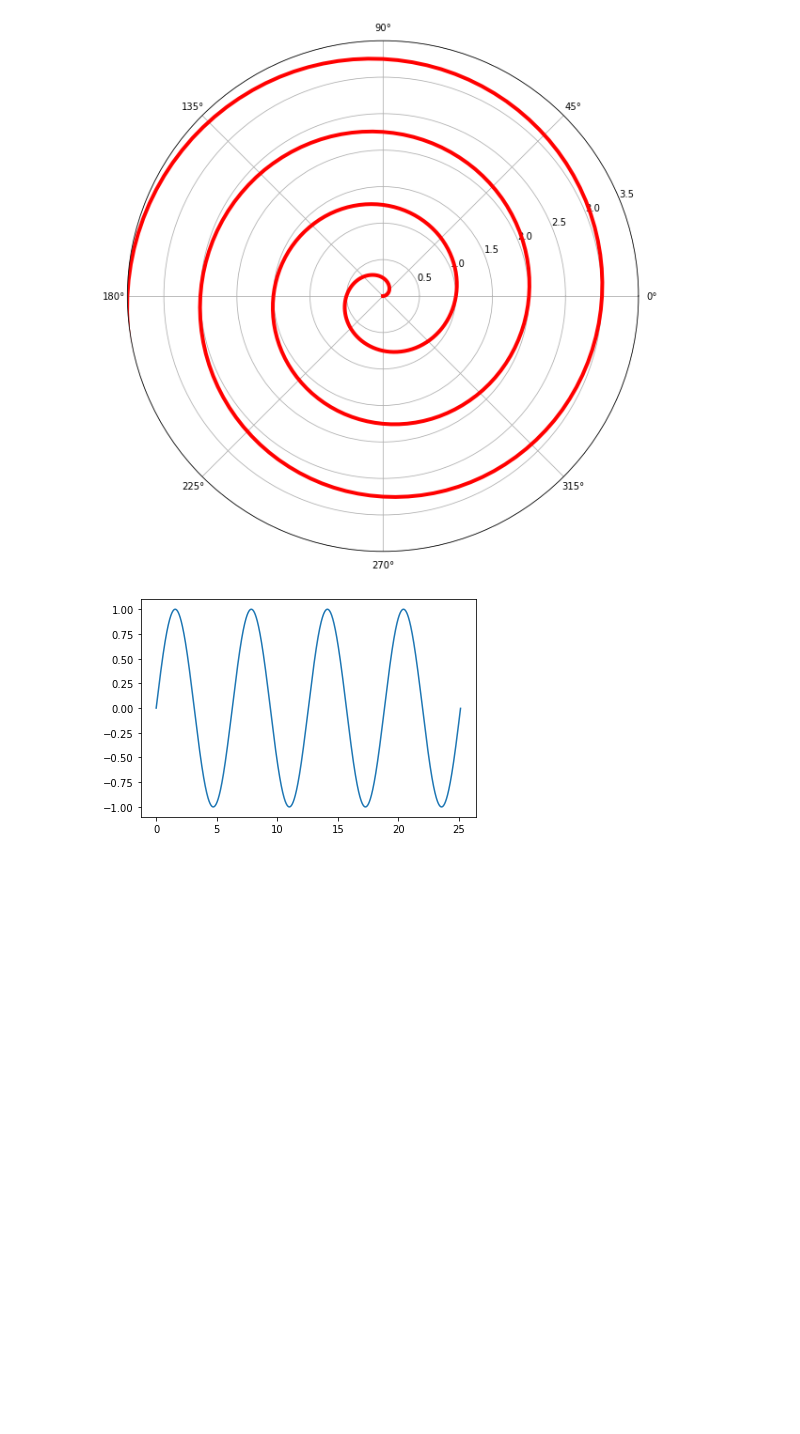
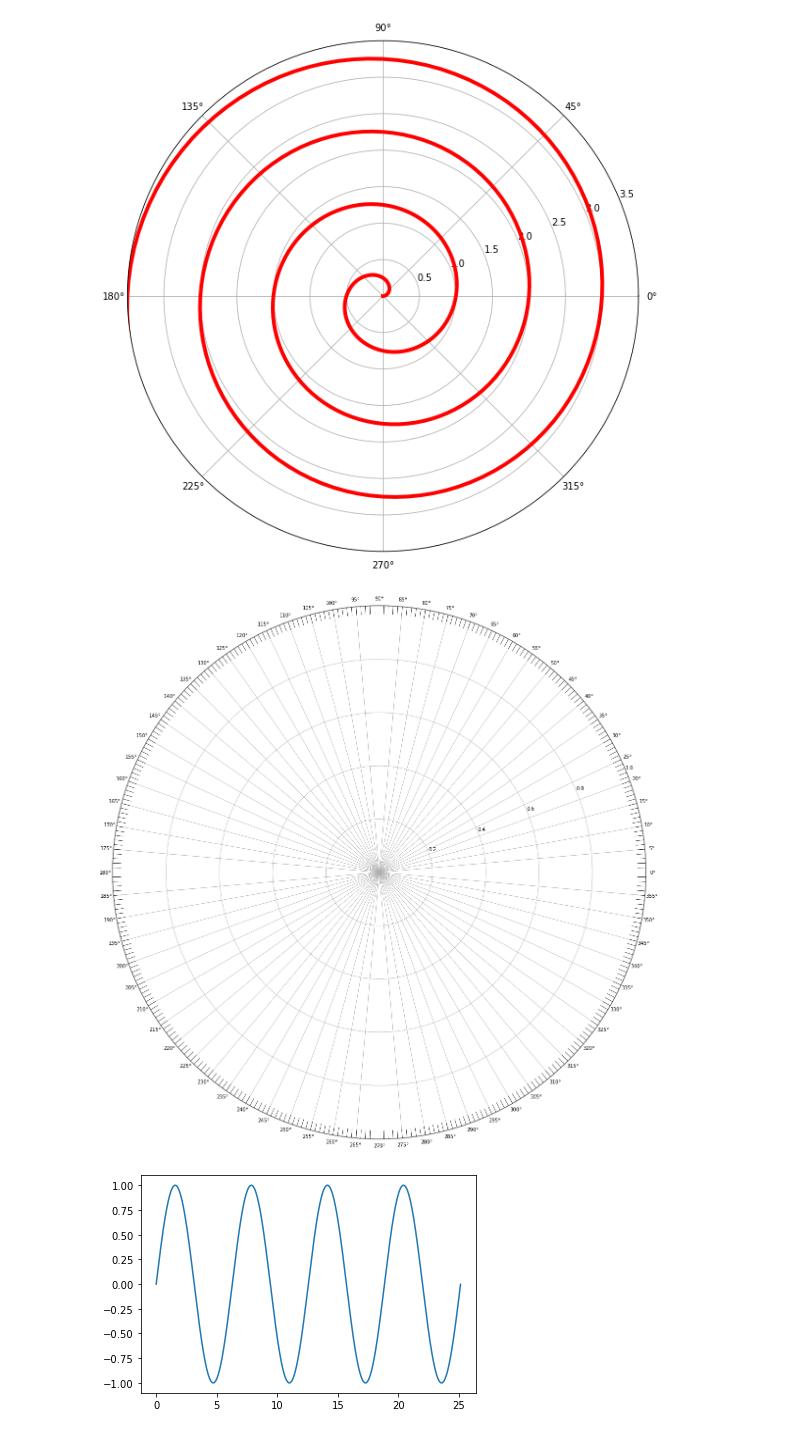
Before and after one commit to SebNik/School-Stuff, a Jupyter notebook: Math_Polar_Coordinates.ipynb, the cells around one changed output. Cells and saved outputs as stored; diff of their text form; code cells hidden in the pictures; blank space fills up the shorter version.

```diff
--- a/Math_Polar_Coordinates.ipynb
+++ b/Math_Polar_Coordinates.ipynb
@@ -111,6 +111,19 @@ ax.set_rmax(3.5)
 plt.show()
 # %% [output]
 [figure]
+# %%
+fig, ax = plt.subplots(subplot_kw={'projection': 'polar'}, figsize=(20,20))
+ax.set_rmax(1)
+ax.set_xticks(np.arange(0,2.0*np.pi,np.pi/36))
+
+tick = [ax.get_rmax(),ax.get_rmax()*0.97]
+for t  in np.deg2rad(np.arange(0,360,1)):
+    ax.plot([t,t], tick, lw=0.72, color="k")
+
+
+plt.show()
+# %% [output]
+[figure, added]
 # %%
 a = np.arange(0,np.pi*8,0.01)
 b = np.sin(a)
```
Also changed, not shown: 4 other files.
